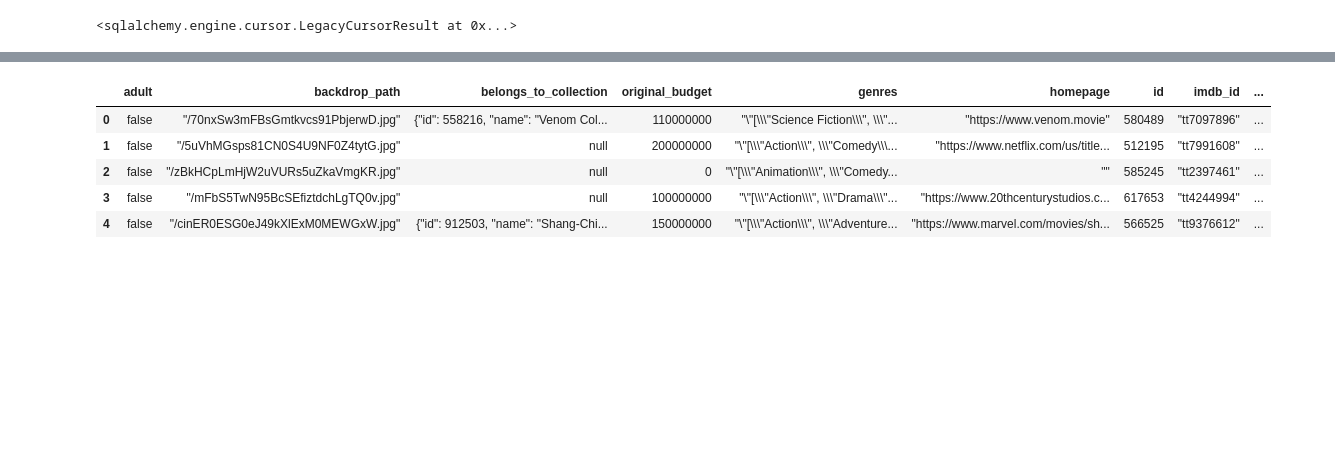
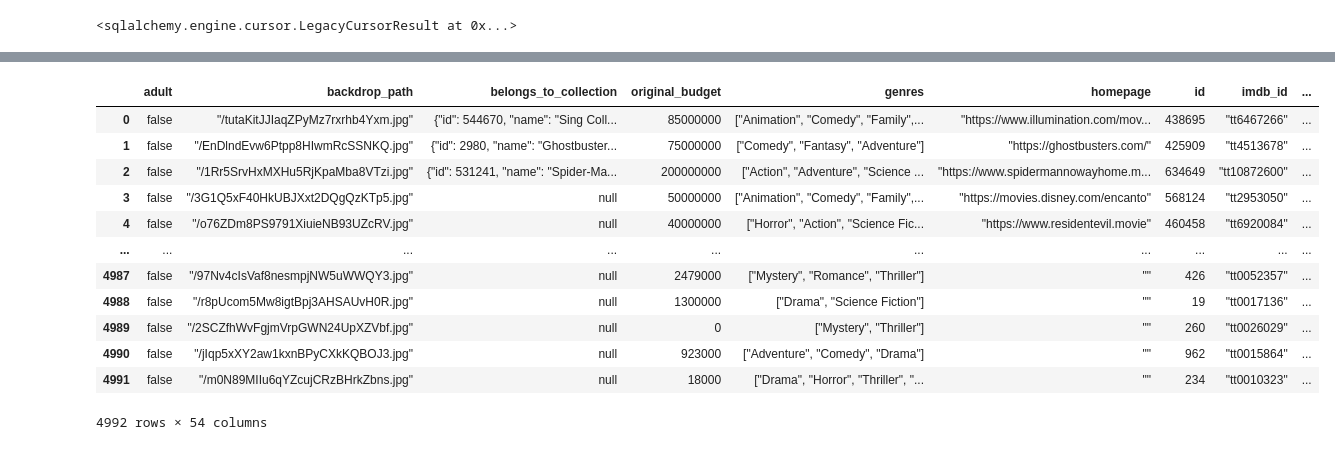
Before and after one commit to Danacw/DiversityInFilm_DemoDay, a Jupyter notebook: data_cleaning/DataCleaningNew.ipynb, the cells around one changed output, grey strips where cells are left out. Cells and saved outputs as stored; diff of their text form; code cells hidden in the pictures; blank space fills up the shorter version.

```diff
--- a/data_cleaning/DataCleaningNew.ipynb
+++ b/data_cleaning/DataCleaningNew.ipynb
@@ -1148,10 +1162,17 @@ Inspector.get_table_names()
 # %%
 # Check movies table
-pd.read_sql_query('select * from movies', con=conn).head()
+pd.read_sql_query('select * from movies', con=conn)
 # %% [output]
 |  | adult | backdrop_path | belongs_to_collection | original_budget | genres | homepage | id | imdb_id | ... |
-| 0 | false | "/70nxSw3mFBsGmtkvcs91PbjerwD.jpg" | {"id": 558216, "name": "Venom Col... | 110000000 | "\"[\\\"Science Fiction\\\", \\\"... | "https://www.venom.movie" | 580489 | "tt7097896" | ... |
-| 1 | false | "/5uVhMGsps81CN0S4U9NF0Z4tytG.jpg" | null | 200000000 | "\"[\\\"Action\\\", \\\"Comedy\\\... | "https://www.netflix.com/us/title... | 512195 | "tt7991608" | ... |
-| 2 | false | "/zBkHCpLmHjW2uVURs5uZkaVmgKR.jpg" | null | 0 | "\"[\\\"Animation\\\", \\\"Comedy... | "" | 585245 | "tt2397461" | ... |
-| 3 | false | "/mFbS5TwN95BcSEfiztdchLgTQ0v.jpg" | null | 100000000 | "\"[\\\"Action\\\", \\\"Drama\\\"... | "https://www.20thcenturystudios.c... | 617653 | "tt4244994" | ... |
-| 4 | false | "/cinER0ESG0eJ49kXlExM0MEWGxW.jpg" | {"id": 912503, "name": "Shang-Chi... | 150000000 | "\"[\\\"Action\\\", \\\"Adventure... | "https://www.marvel.com/movies/sh... | 566525 | "tt9376612" | ... |
+| 0 | false | "/tutaKitJJIaqZPyMz7rxrhb4Yxm.jpg" | {"id": 544670, "name": "Sing Coll... | 85000000 | ["Animation", "Comedy", "Family",... | "https://www.illumination.com/mov... | 438695 | "tt6467266" | ... |
+| 1 | false | "/EnDlndEvw6Ptpp8HIwmRcSSNKQ.jpg" | {"id": 2980, "name": "Ghostbuster... | 75000000 | ["Comedy", "Fantasy", "Adventure"] | "https://ghostbusters.com/" | 425909 | "tt4513678" | ... |
+| 2 | false | "/1Rr5SrvHxMXHu5RjKpaMba8VTzi.jpg" | {"id": 531241, "name": "Spider-Ma... | 200000000 | ["Action", "Adventure", "Science ... | "https://www.spidermannowayhome.m... | 634649 | "tt10872600" | ... |
+| 3 | false | "/3G1Q5xF40HkUBJXxt2DQgQzKTp5.jpg" | null | 50000000 | ["Animation", "Comedy", "Family",... | "https://movies.disney.com/encanto" | 568124 | "tt2953050" | ... |
+| 4 | false | "/o76ZDm8PS9791XiuieNB93UZcRV.jpg" | null | 40000000 | ["Horror", "Action", "Science Fic... | "https://www.residentevil.movie" | 460458 | "tt6920084" | ... |
+| ... | ... | ... | ... | ... | ... | ... | ... | ... | ... |
+| 4987 | false | "/97Nv4cIsVaf8nesmpjNW5uWWQY3.jpg" | null | 2479000 | ["Mystery", "Romance", "Thriller"] | "" | 426 | "tt0052357" | ... |
+| 4988 | false | "/r8pUcom5Mw8igtBpj3AHSAUvH0R.jpg" | null | 1300000 | ["Drama", "Science Fiction"] | "" | 19 | "tt0017136" | ... |
+| 4989 | false | "/2SCZfhWvFgjmVrpGWN24UpXZVbf.jpg" | null | 0 | ["Mystery", "Thriller"] | "" | 260 | "tt0026029" | ... |
+| 4990 | false | "/jIqp5xXY2aw1kxnBPyCXkKQBOJ3.jpg" | null | 923000 | ["Adventure", "Comedy", "Drama"] | "" | 962 | "tt0015864" | ... |
+| 4991 | false | "/m0N89MIIu6qYZcujCRzBHrkZbns.jpg" | null | 18000 | ["Drama", "Horror", "Thriller", "... | "" | 234 | "tt0010323" | ... |
+4992 rows × 54 columns
```
Also changed, not shown: parts of 35 cells of this notebook.
